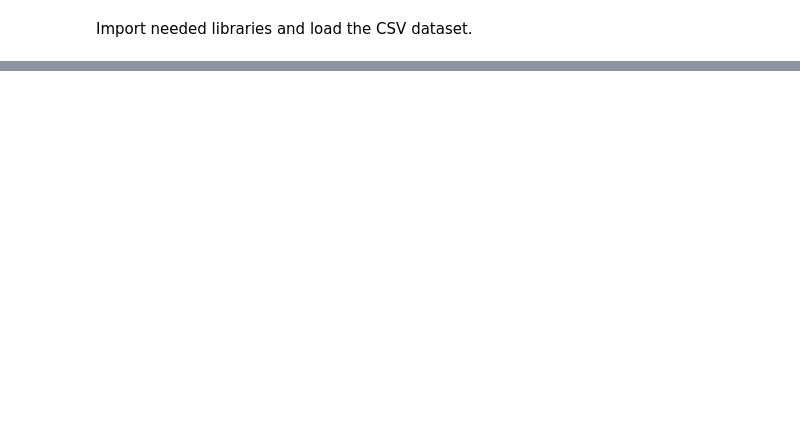
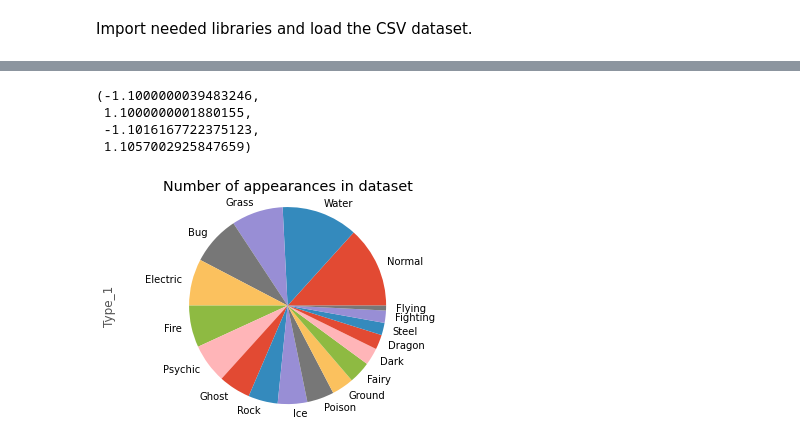
Before and after one commit to VengefulNick/pogo_pandas_matplot, a Jupyter notebook: plot_data.ipynb, the cells around one changed output, grey strips where cells are left out. Cells and saved outputs as stored; diff of their text form; code cells hidden in the pictures; blank space fills up the shorter version.

```diff
--- a/plot_data.ipynb
+++ b/plot_data.ipynb
@@ -26,0 +44,10 @@ sb.heatmap(corr,annot=True,linewidths=0.1,vmax=1,square=True,cbar=False);
+# %%
+data.Type_1.value_counts().plot(kind='pie')
+plt.title('Number of appearances in dataset')
+plt.axis('equal')
+# %% [output]
+(-1.1000000039483246,
+ 1.1000000001880155,
+ -1.1016167722375123,
+ 1.1057002925847659)
+[figure, added]
```
Also changed, not shown: parts of 5 cells of this notebook, 1 other file.
